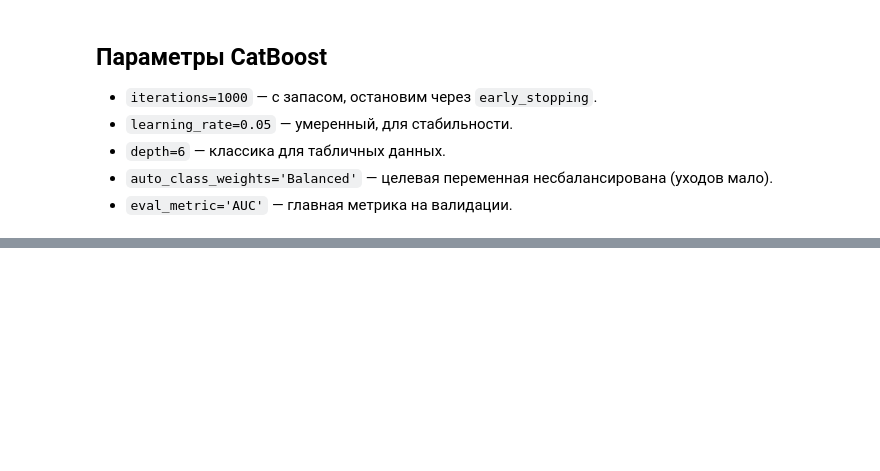
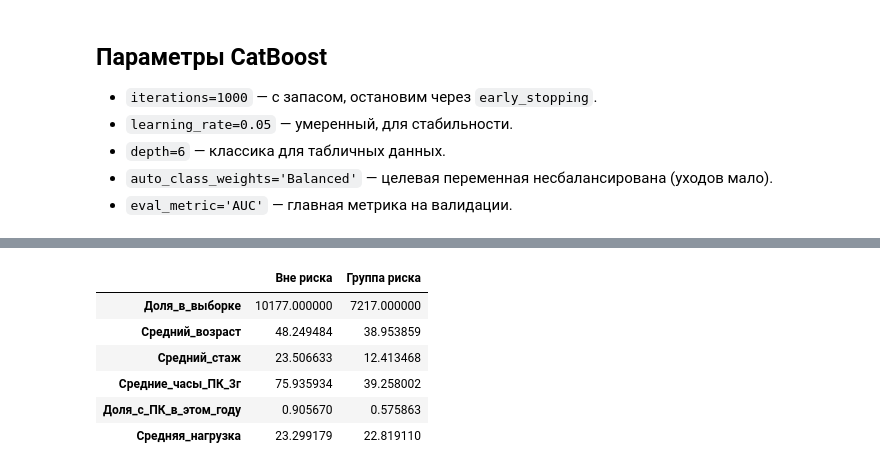
Before and after one commit to Ar4eRSp/hr-teachers, a Jupyter notebook: prototype/model.ipynb, the cells around one changed output, grey strips where cells are left out. Cells and saved outputs as stored; diff of their text form; code cells hidden in the pictures; blank space fills up the shorter version.

```diff
--- a/prototype/model.ipynb
+++ b/prototype/model.ipynb
@@ -243,0 +357,28 @@ valid_pool = Pool(X_valid, y_valid, cat_features=cat_indices)
+# %%
+from sklearn.metrics import precision_recall_curve
+import matplotlib.pyplot as plt
+
+precisions, recalls, thresholds = precision_recall_curve(y_valid, y_pred_proba)
+
+# Ищем порог, где Recall >= 0.70, а Precision максимально возможный
+target_recall = 0.70
+valid_indices = np.where(recalls[:-1] >= target_recall)[0]
+
+if len(valid_indices) > 0:
+    best_idx = valid_indices[np.argmax(precisions[:-1][valid_indices])]
+    optimal_threshold = thresholds[best_idx]
+    opt_precision = precisions[best_idx]
+    opt_recall = recalls[best_idx]
+else:
+    optimal_threshold = 0.5
+    opt_precision, opt_recall = 0.28, 0.49
+
+print(f"Оптимальный порог для Recall >= {target_recall}: {optimal_threshold:.3f}")
+print(f"Ожидаемый Recall: {opt_recall:.3f}")
+print(f"Ожидаемый Precision: {opt_precision:.3f}")
+
+# Применяем новый порог
+y_pred_risk = (y_pred_proba >= optimal_threshold).astype(int)
+
+print("\n=== Новая таблица классификации (Порог = группа риска) ===")
+print(classification_report(y_valid, y_pred_risk, target_names=["Вне риска", "Группа риска"]))
@@ -243,0 +404,24 @@ valid_pool = Pool(X_valid, y_valid, cat_features=cat_indices)
+# %%
+valid_df = valid[feature_cols].copy()
+valid_df['risk_score'] = y_pred_proba
+valid_df['is_risk_group'] = y_pred_risk
+
+profile = valid_df.groupby('is_risk_group').agg(
+    Доля_в_выборке=('risk_score', 'size'),
+    Средний_возраст=('age', 'mean'),
+    Средний_стаж=('experience_age_pedagogic_clean', 'mean'),
+    Средние_часы_ПК_3г=('pk_hours_3y', 'mean'),
+    Доля_с_ПК_в_этом_году=('pk_this_year', 'mean'),
+    Средняя_нагрузка=('students_per_teacher', 'mean')
+).T
+
+profile.columns = ['Вне риска', 'Группа риска']
+profile
+# %% [output]
+|  | Вне риска | Группа риска |
+| Доля_в_выборке | 10177.000000 | 7217.000000 |
+| Средний_возраст | 48.249484 | 38.953859 |
+| Средний_стаж | 23.506633 | 12.413468 |
+| Средние_часы_ПК_3г | 75.935934 | 39.258002 |
+| Доля_с_ПК_в_этом_году | 0.905670 | 0.575863 |
+| Средняя_нагрузка | 23.299179 | 22.819110 |
```
Also changed, not shown: parts of 13 cells of this notebook, 9 other files.
